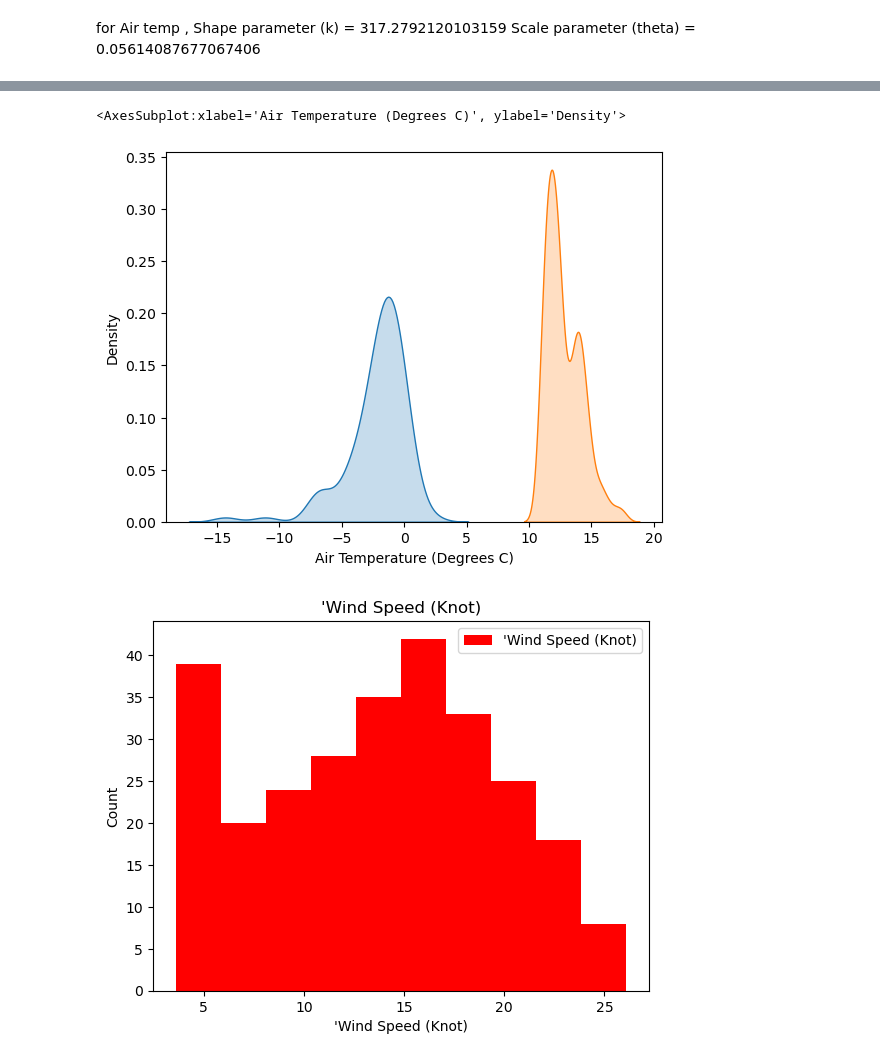
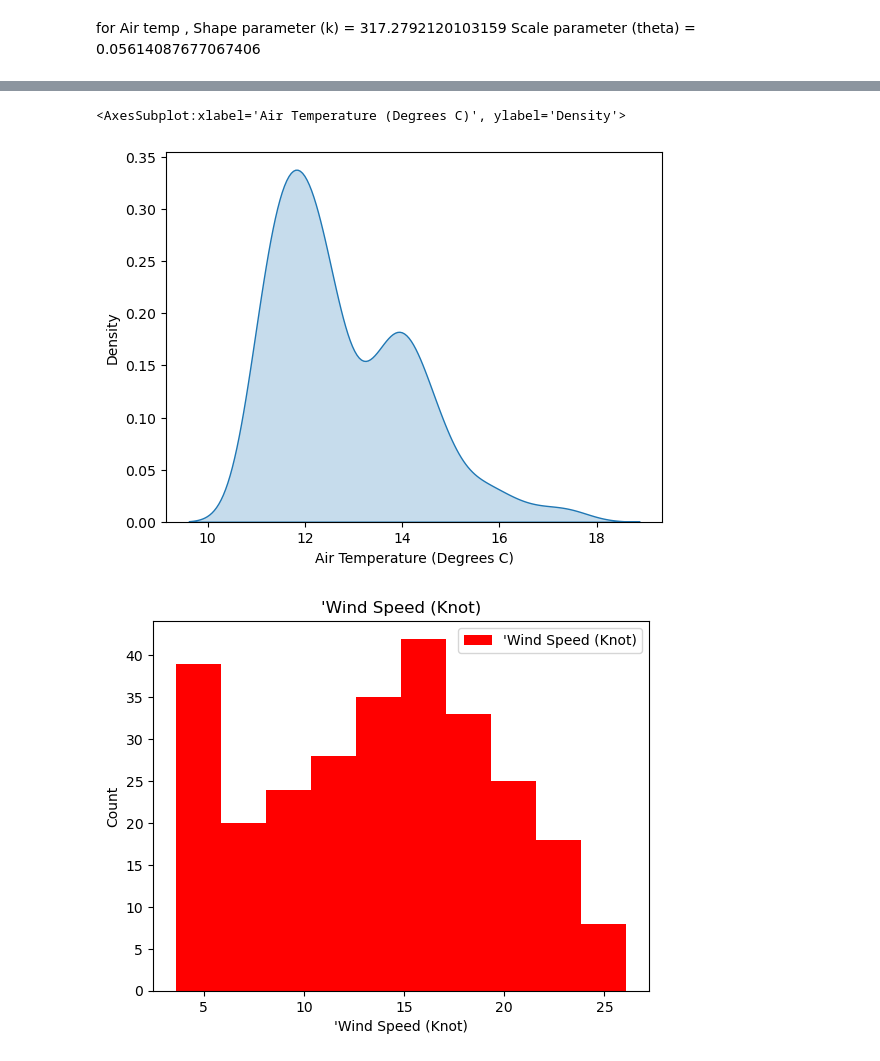
Before and after one commit to dectan/Programming-for-Data-Analysis-Project-1, a Jupyter notebook: Project 1.ipynb, the cells around one changed output, grey strips where cells are left out. Drawn from its saved outputs; the diff is of its cells as text; code cells hidden in the pictures.

```diff
--- a/Project 1.ipynb
+++ b/Project 1.ipynb
@@ -635,9 +649,9 @@ result
 # %%
-sns.kdeplot((s6),shade=True, label="simulated")
+#sns.kdeplot((s6),shade=True, label="simulated")
 sns.kdeplot(df3['Air Temperature (Degrees C)'],shade=True)
 # %% [output]
 <AxesSubplot:xlabel='Air Temperature (Degrees C)', ylabel='Density'>
-[figure, old version]
+[figure, new version]
 # %%
 a = df3['Wind Speed (Knot)']
 plt.hist(a,  label = "Iris setosa", color = "red",alpha=1)
```
Also changed, not shown: parts of 42 cells of this notebook, 2 other files.
